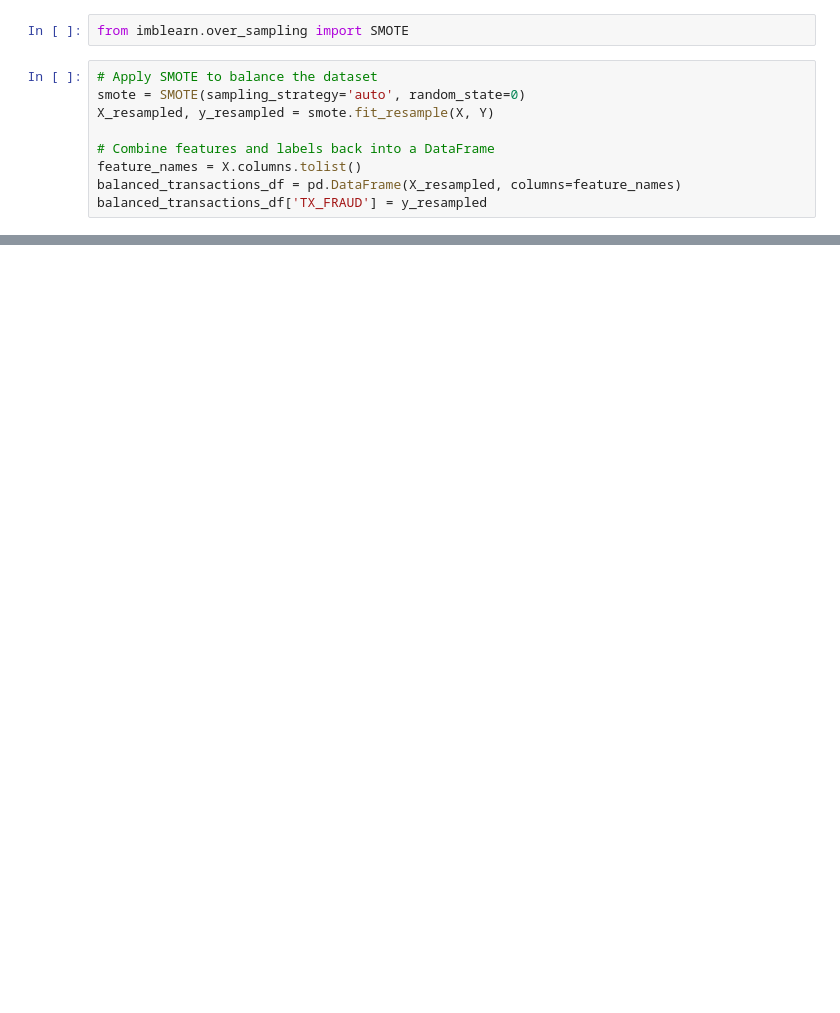
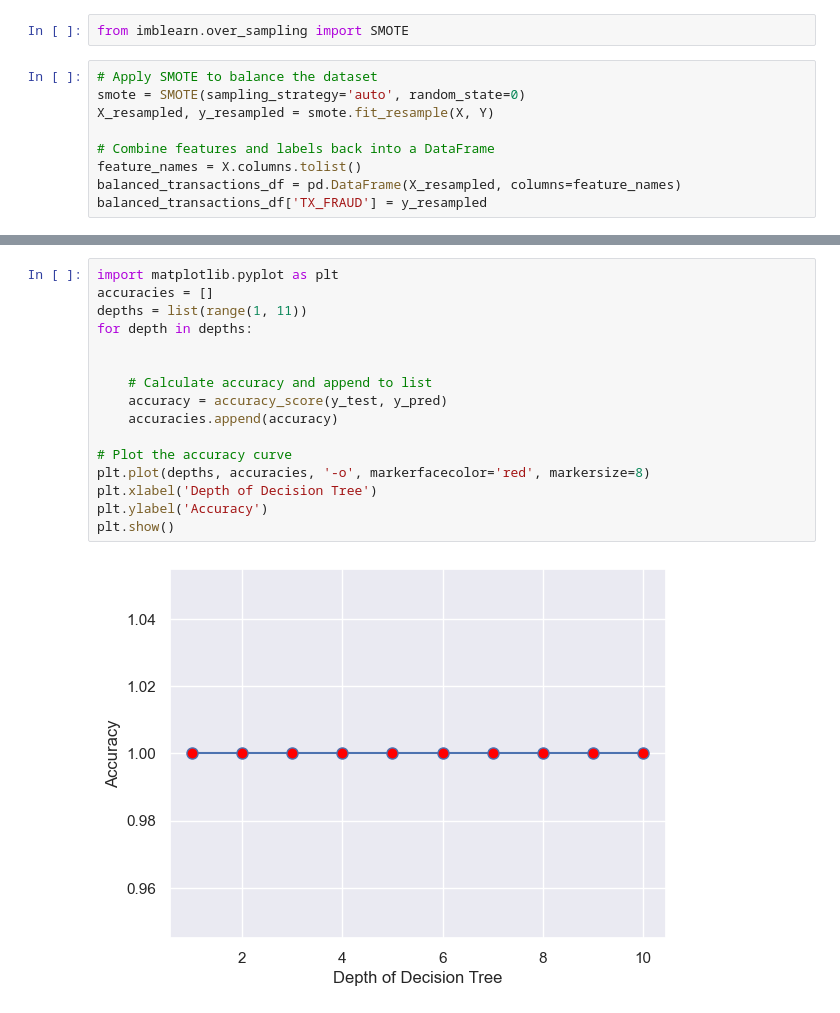
Before and after one commit to Khalidwebmail/synthesis-dataset, a Jupyter notebook: Untitled.ipynb, the cells around one changed output, grey strips where cells are left out. Drawn from its saved outputs; the diff is of its cells as text; blank space fills up the shorter version.

```diff
--- a/Untitled.ipynb
+++ b/Untitled.ipynb
@@ -608,0 +673,18 @@ https://gist.github.com/mwaskom/de44147ed2974457ad6372750bbe5751
+# %%
+import matplotlib.pyplot as plt
+accuracies = []
+depths = list(range(1, 11))
+for depth in depths:
+
+
+    # Calculate accuracy and append to list
+    accuracy = accuracy_score(y_test, y_pred)
+    accuracies.append(accuracy)
+
+# Plot the accuracy curve
+plt.plot(depths, accuracies, '-o', markerfacecolor='red', markersize=8)
+plt.xlabel('Depth of Decision Tree')
+plt.ylabel('Accuracy')
+plt.show()
+# %% [output]
+[figure, added]
```
Also changed, not shown: parts of 75 cells of this notebook.
